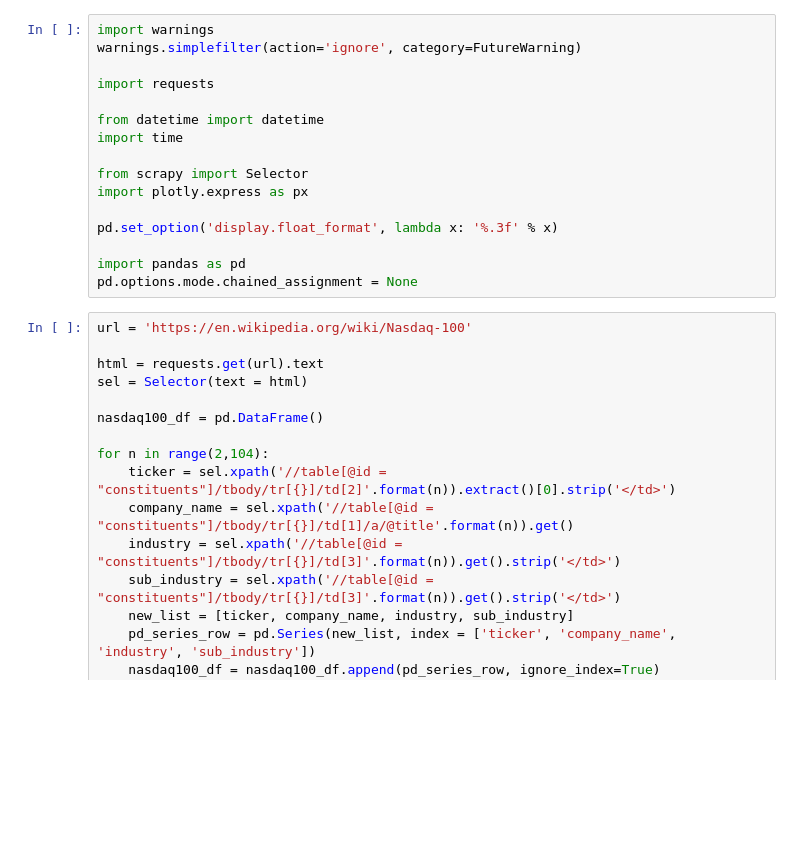
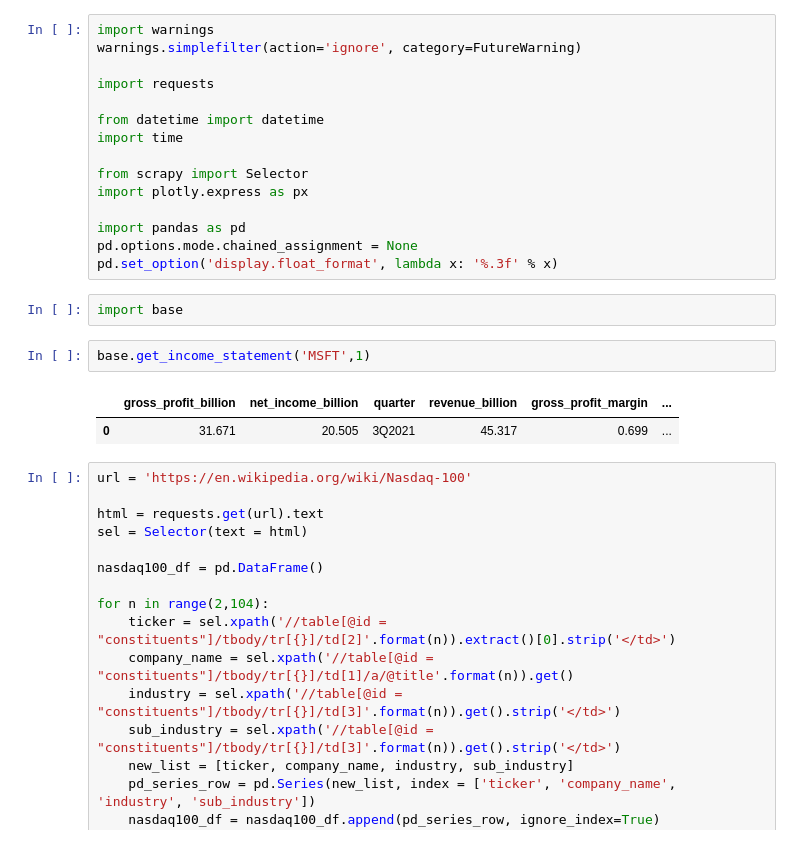
Before and after one commit to ipansh/choosy-stock, a Jupyter notebook: api_wrapper.ipynb, the cells around one changed output. Saved outputs shown, nothing was run; the diff lists cells and outputs as text; blank space fills up the shorter version.

```diff
--- a/api_wrapper.ipynb
+++ b/api_wrapper.ipynb
@@ -10,10 +10,16 @@ import time
 from scrapy import Selector
 import plotly.express as px
 
-pd.set_option('display.float_format', lambda x: '%.3f' % x)
-
 import pandas as pd
 pd.options.mode.chained_assignment = None
+pd.set_option('display.float_format', lambda x: '%.3f' % x)
+# %%
+import base
+# %%
+base.get_income_statement('MSFT',1)
+# %% [output]
+|  | gross_profit_billion | net_income_billion | quarter | revenue_billion | gross_profit_margin | ... |
+| 0 | 31.671 | 20.505 | 3Q2021 | 45.317 | 0.699 | ... |
 # %%
 url = 'https://en.wikipedia.org/wiki/Nasdaq-100'
 
```
Also changed, not shown: parts of 2 cells of this notebook, 1 other file.
